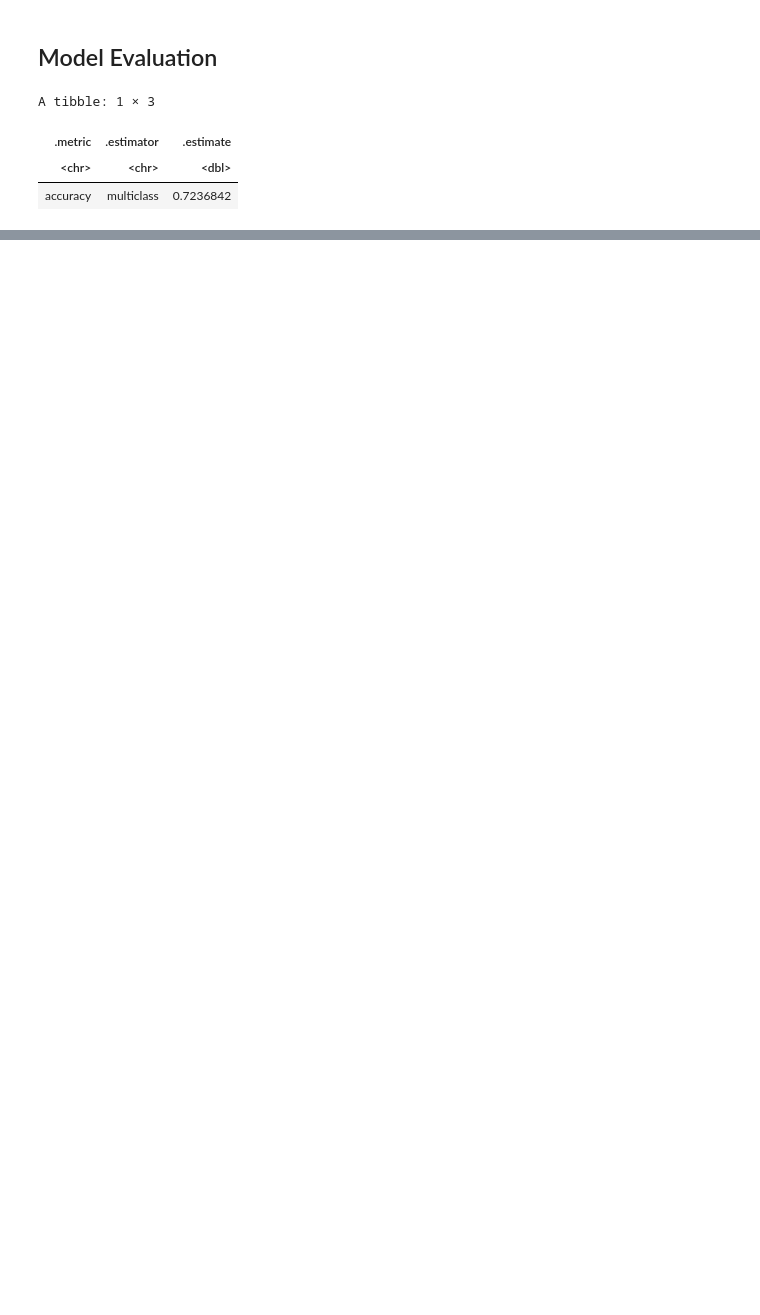
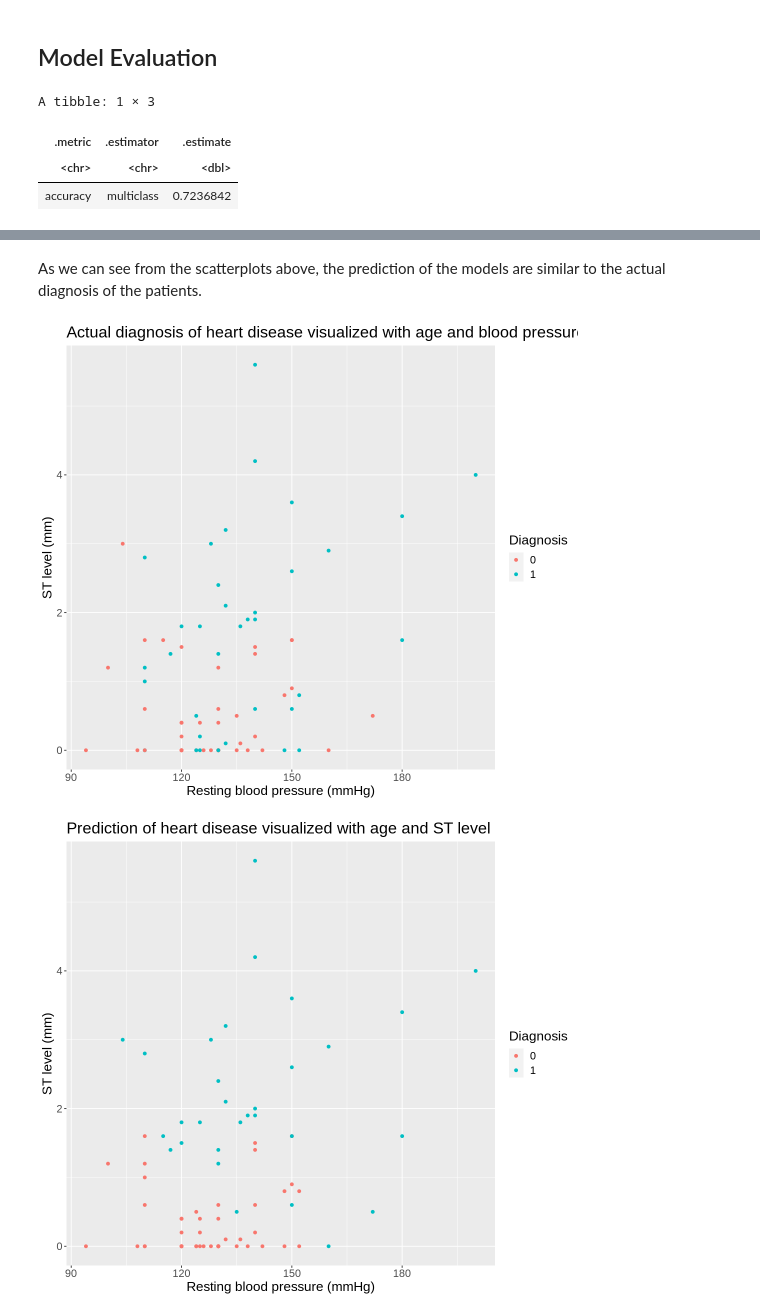
Before and after one commit to sendhelpDSCI/UBC_DSCI100_Group166, a Jupyter notebook: Code.ipynb, the cells around one changed output, grey strips where cells are left out. Drawn from its saved outputs; the diff is of its cells as text; code cells hidden in the pictures; blank space fills up the shorter version.

```diff
--- a/Code.ipynb
+++ b/Code.ipynb
@@ -140,0 +182,24 @@ A tibble: 1 × 3
+# %% [markdown]
+As we can see from the scatterplots above, the prediction of the models are similar to the actual diagnosis
+of the patients.
+# %%
+options(repr.plot.width = 9, repr.plot.height = 8)
+prediction_plot_st_bp<-prediction|>
+ggplot(aes(x=resting_blood_pressure, y=ST_level, colour=.pred_class))+
+    geom_point()+
+       labs(y='ST level (mm)', x='Resting blood pressure (mmHg)', colour='Diagnosis')+
+ggtitle('Prediction of heart disease visualized with age and ST level')+
+theme(text=element_text(size=16))
+
+
+testing_plot_st_bp<-prediction|>
+ggplot(aes(y=ST_level, x=resting_blood_pressure, colour=diagnosis))+
+geom_point()+
+labs(y='ST level (mm)', x='Resting blood pressure (mmHg)', colour='Diagnosis')+
+ggtitle('Actual diagnosis of heart disease visualized with age and blood pressure')+
+theme(text=element_text(size=16))
+testing_plot_st_bp
+prediction_plot_st_bp
+# %% [output]
+[figure, added]
+[figure, added]
```
Also changed, not shown: parts of 9 cells of this notebook.
